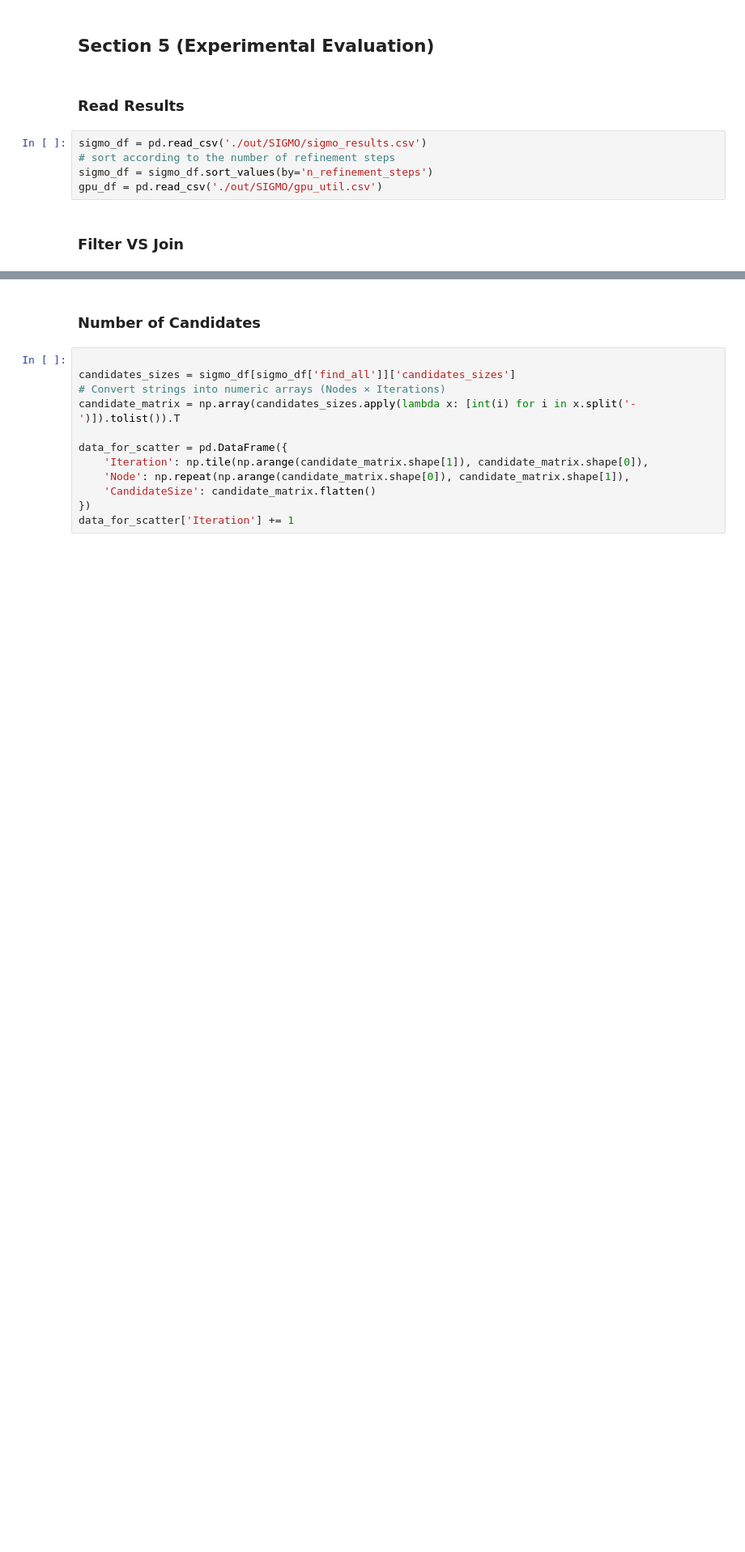
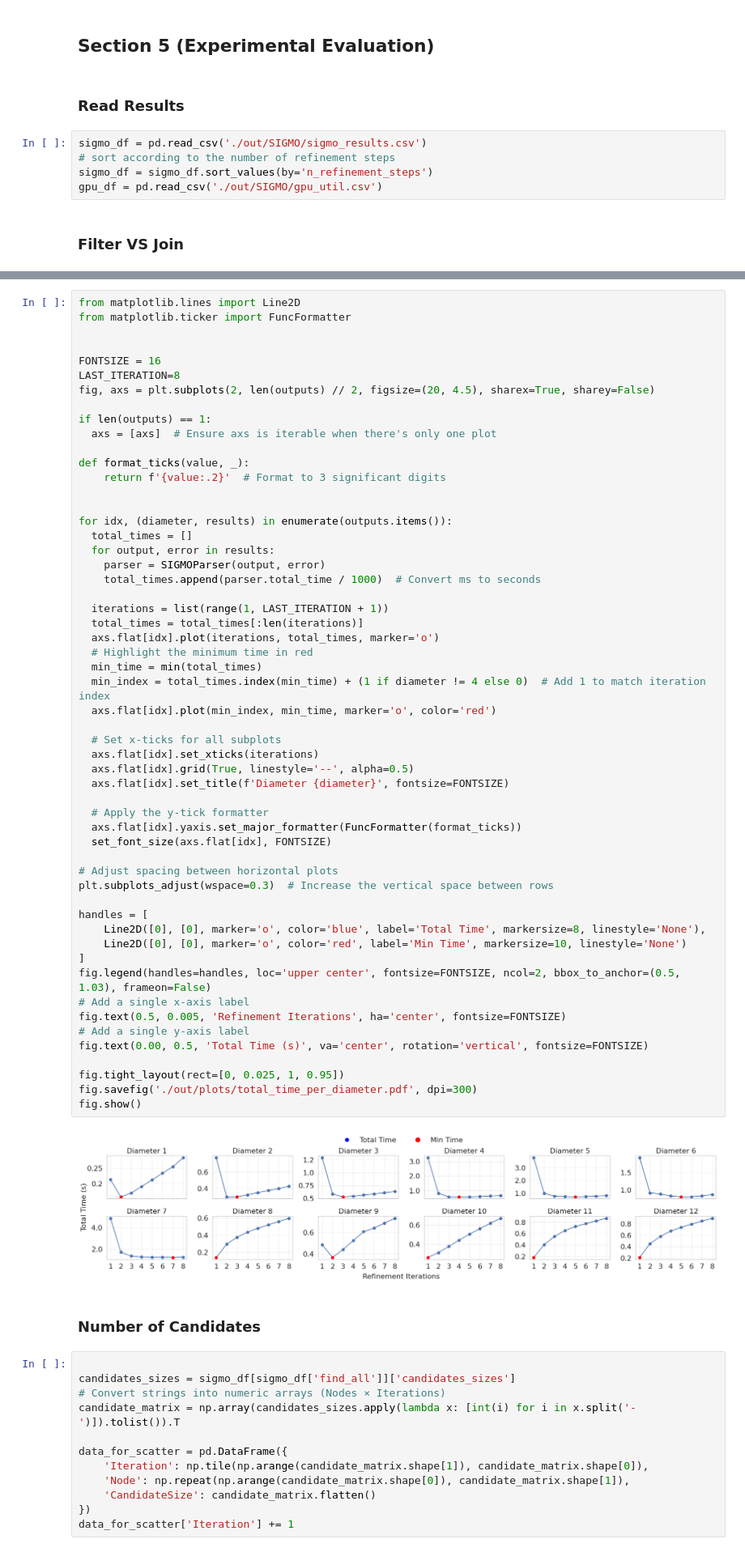
Before and after one commit to antonio-decaro/SIGMo, a Jupyter notebook: 4_produce_plot.ipynb, the cells around one changed output, grey strips where cells are left out. Shown: that part at 81% size. Saved outputs shown, nothing was run; the diff lists cells and outputs as text; blank space fills up the shorter version.

```diff
--- a/4_produce_plot.ipynb
+++ b/4_produce_plot.ipynb
@@ -345,3 +534,60 @@ fig.show()
+# %%
+from matplotlib.lines import Line2D
+from matplotlib.ticker import FuncFormatter
+
+
+FONTSIZE = 16
+LAST_ITERATION=8
+fig, axs = plt.subplots(2, len(outputs) // 2, figsize=(20, 4.5), sharex=True, sharey=False)
+
+if len(outputs) == 1:
+  axs = [axs]  # Ensure axs is iterable when there's only one plot
+
+def format_ticks(value, _):
+    return f'{value:.2}'  # Format to 3 significant digits
+
+
+for idx, (diameter, results) in enumerate(outputs.items()):
+  total_times = []
+  for output, error in results:
+    parser = SIGMOParser(output, error)
+    total_times.append(parser.total_time / 1000)  # Convert ms to seconds
+
+  iterations = list(range(1, LAST_ITERATION + 1))
+  total_times = total_times[:len(iterations)]
+  axs.flat[idx].plot(iterations, total_times, marker='o')
+  # Highlight the minimum time in red
+  min_time = min(total_times)
+  min_index = total_times.index(min_time) + (1 if diameter != 4 else 0)  # Add 1 to match iteration index
+  axs.flat[idx].plot(min_index, min_time, marker='o', color='red')
+
+  # Set x-ticks for all subplots
+  axs.flat[idx].set_xticks(iterations)
+  axs.flat[idx].grid(True, linestyle='--', alpha=0.5)
+  axs.flat[idx].set_title(f'Diameter {diameter}', fontsize=FONTSIZE)
+
+  # Apply the y-tick formatter
+  axs.flat[idx].yaxis.set_major_formatter(FuncFormatter(format_ticks))
+  set_font_size(axs.flat[idx], FONTSIZE)
+
+# Adjust spacing between horizontal plots
+plt.subplots_adjust(wspace=0.3)  # Increase the vertical space between rows
+
+handles = [
+    Line2D([0], [0], marker='o', color='blue', label='Total Time', markersize=8, linestyle='None'),
+    Line2D([0], [0], marker='o', color='red', label='Min Time', markersize=10, linestyle='None')
+]
+fig.legend(handles=handles, loc='upper center', fontsize=FONTSIZE, ncol=2, bbox_to_anchor=(0.5, 1.03), frameon=False)
+# Add a single x-axis label
+fig.text(0.5, 0.005, 'Refinement Iterations', ha='center', fontsize=FONTSIZE)
+# Add a single y-axis label
+fig.text(0.00, 0.5, 'Total Time (s)', va='center', rotation='vertical', fontsize=FONTSIZE)
+
+fig.tight_layout(rect=[0, 0.025, 1, 0.95])
+fig.savefig('./out/plots/total_time_per_diameter.pdf', dpi=300)
+fig.show()
+# %% [output]
+[figure, added]
 # %% [markdown]
 ### Number of Candidates
 # %%
```
Also changed, not shown: parts of 15 cells of this notebook.
